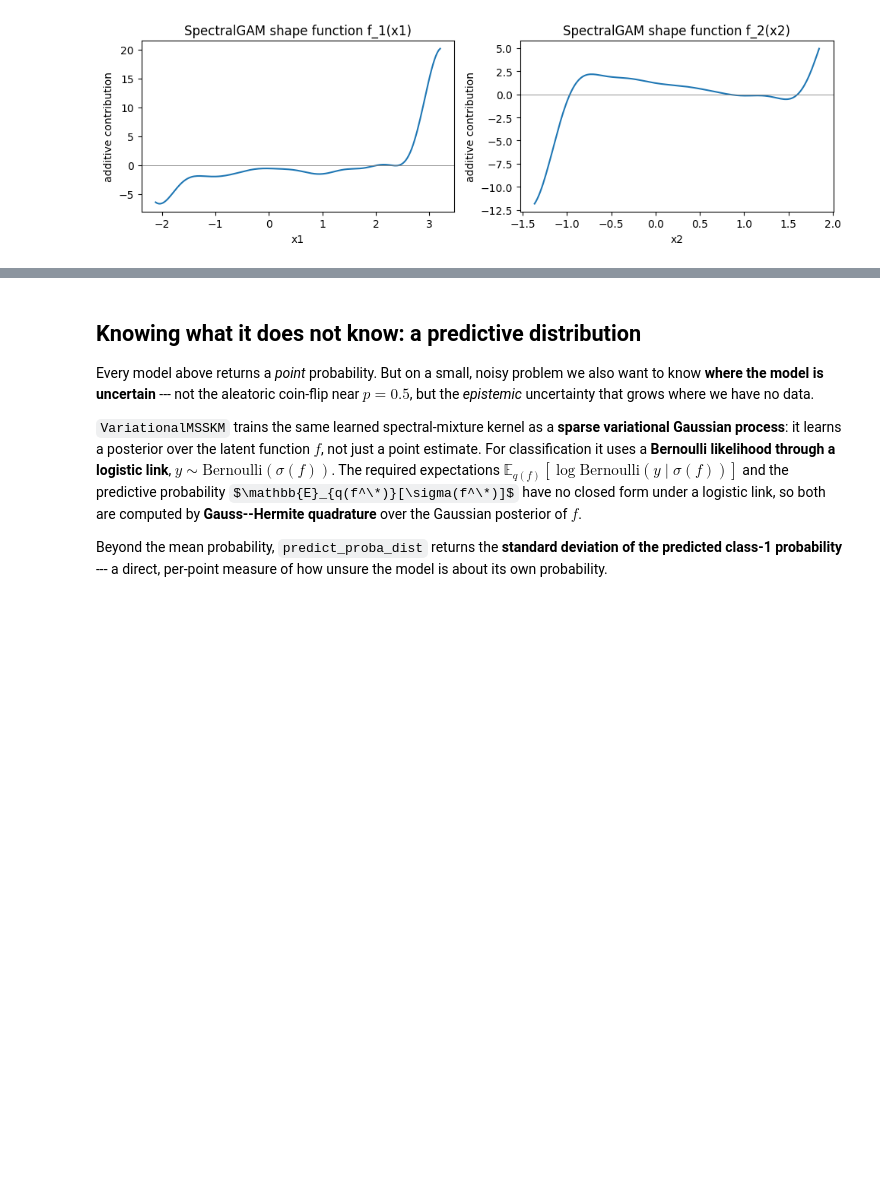
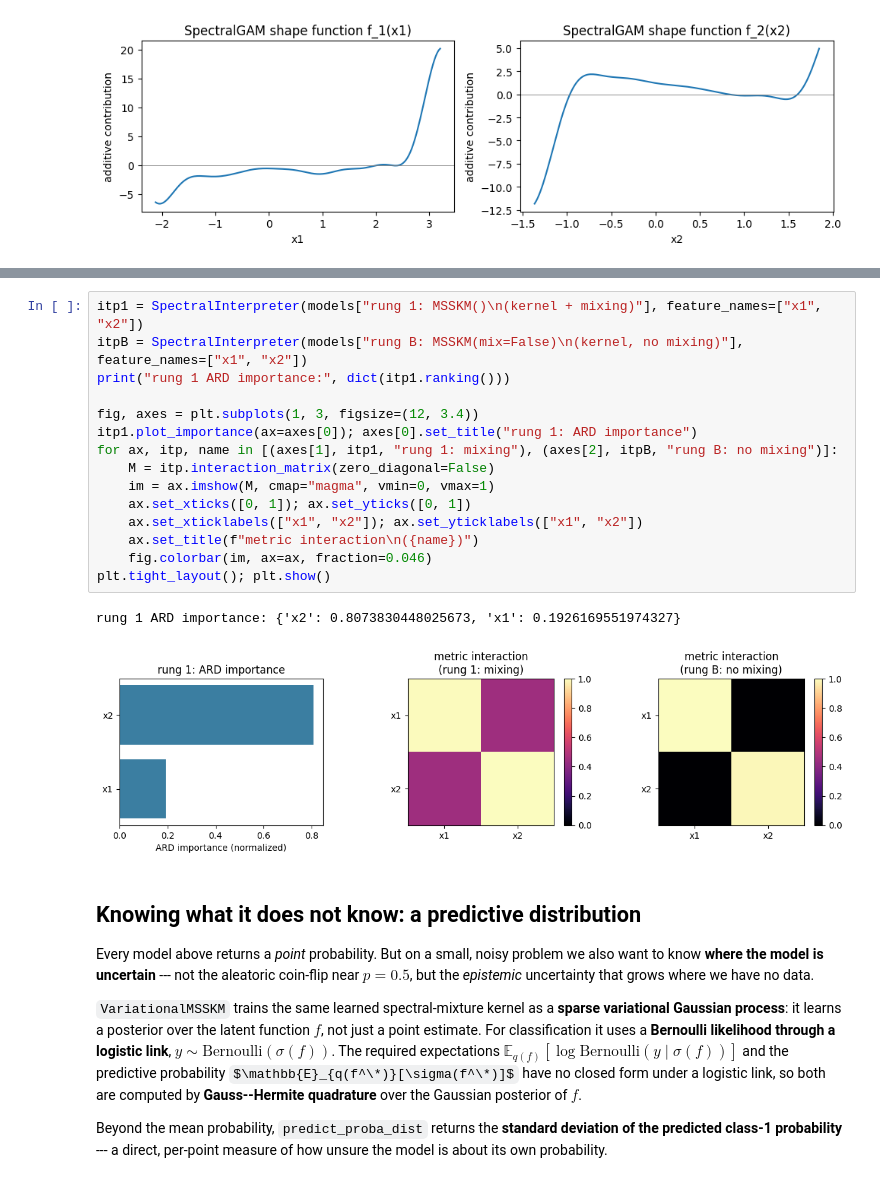
Before and after one commit to asudjianto-xml/Spectral-Kernel, a Jupyter notebook: tutorial/msskm_moons_tutorial.ipynb, the cells around one changed output, grey strips where cells are left out. Saved outputs shown, nothing was run; the diff lists cells and outputs as text; some formulas as TeX source; blank space fills up the shorter version.

```diff
--- a/tutorial/msskm_moons_tutorial.ipynb
+++ b/tutorial/msskm_moons_tutorial.ipynb
@@ -162,3 +179,21 @@ MSSKM ARD relevance per feature (s_j): [0.668 0.668]
+# %%
+itp1 = SpectralInterpreter(models["rung 1: MSSKM()\n(kernel + mixing)"], feature_names=["x1", "x2"])
+itpB = SpectralInterpreter(models["rung B: MSSKM(mix=False)\n(kernel, no mixing)"], feature_names=["x1", "x2"])
+print("rung 1 ARD importance:", dict(itp1.ranking()))
+
+fig, axes = plt.subplots(1, 3, figsize=(12, 3.4))
+itp1.plot_importance(ax=axes[0]); axes[0].set_title("rung 1: ARD importance")
+for ax, itp, name in [(axes[1], itp1, "rung 1: mixing"), (axes[2], itpB, "rung B: no mixing")]:
+    M = itp.interaction_matrix(zero_diagonal=False)
+    im = ax.imshow(M, cmap="magma", vmin=0, vmax=1)
+    ax.set_xticks([0, 1]); ax.set_yticks([0, 1])
+    ax.set_xticklabels(["x1", "x2"]); ax.set_yticklabels(["x1", "x2"])
+    ax.set_title(f"metric interaction\n({name})")
+    fig.colorbar(im, ax=ax, fraction=0.046)
+plt.tight_layout(); plt.show()
+# %% [output]
+rung 1 ARD importance: {'x2': 0.8073830448025673, 'x1': 0.1926169551974327}
+[figure, added]
 # %% [markdown]
 ## Knowing what it does not know: a predictive distribution
 
```
Also changed, not shown: parts of 3 cells of this notebook, 5 other files.
